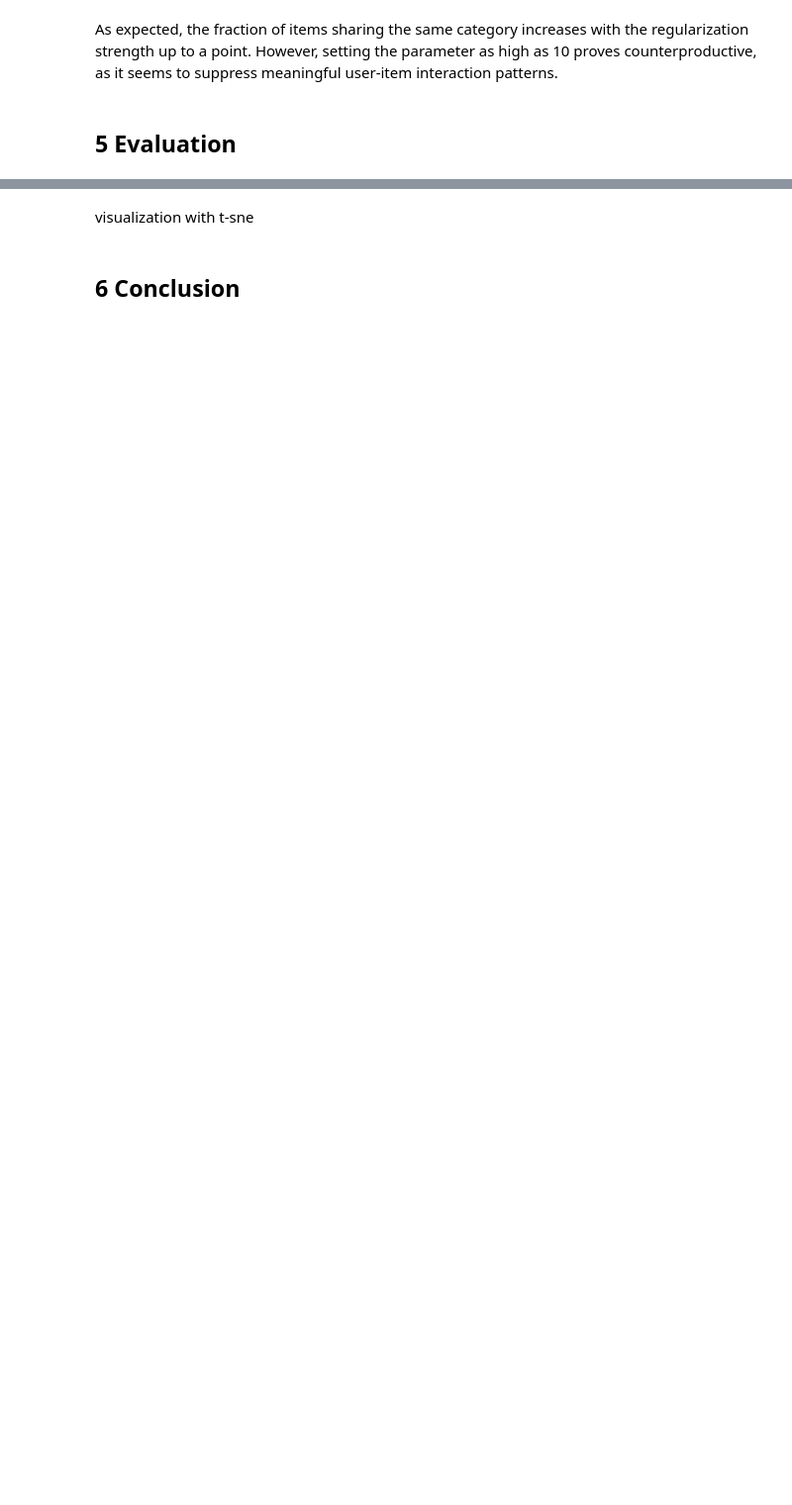
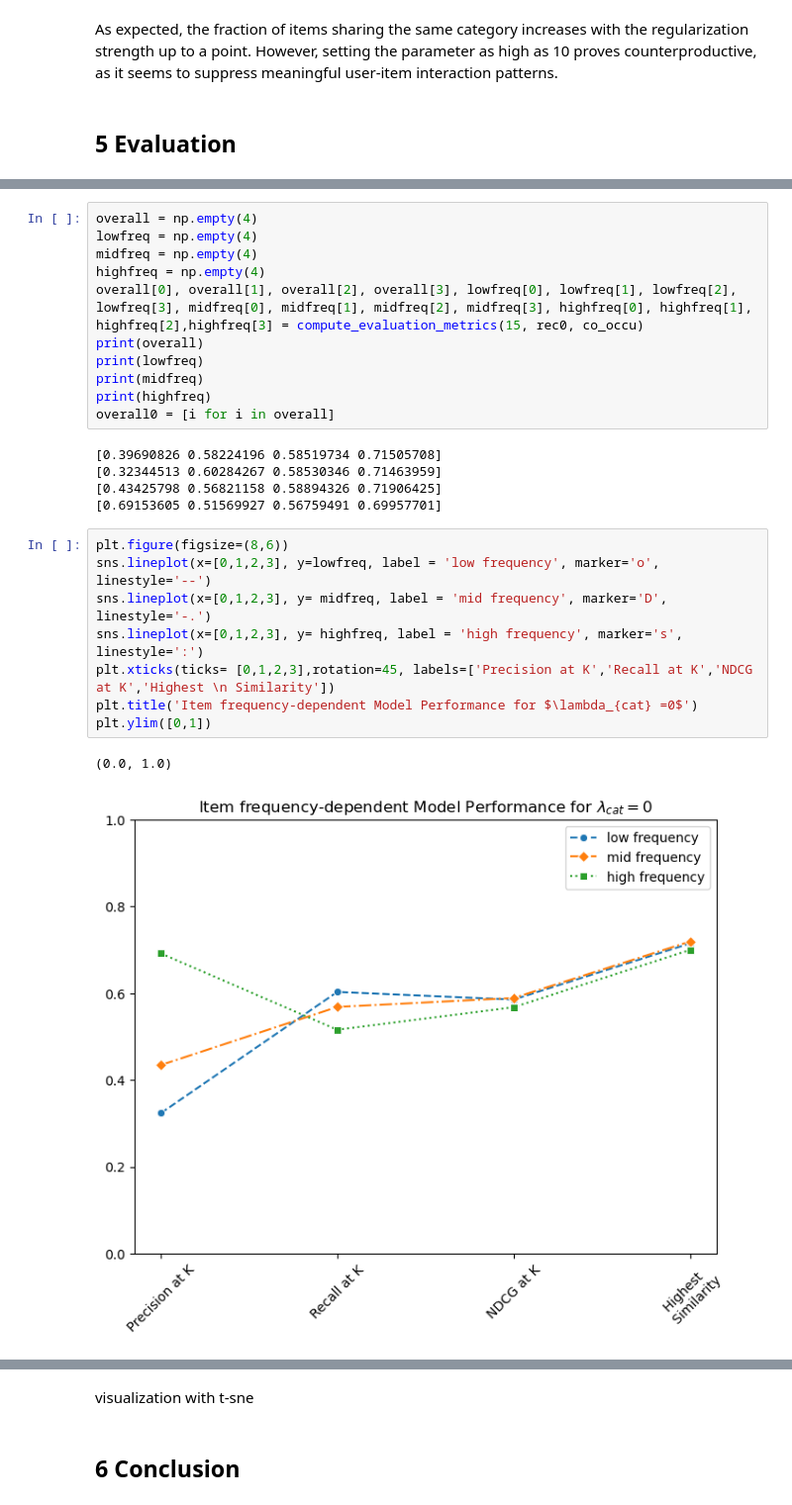
Before and after one commit to sookhyun/NLP-based_Recommender-System, a Jupyter notebook: Modeling.ipynb, the cells around one changed output, grey strips where cells are left out. Shown: that part at 99% size. Cells and saved outputs as stored; diff of their text form; blank space fills up the shorter version.

Commit message:
model evaluation

```diff
--- a/Modeling.ipynb
+++ b/Modeling.ipynb
@@ -561,0 +770,27 @@ For problems at hand, ranking-based evaluation metrics such as Precision@k, Reca
+# %%
+overall = np.empty(4)
+lowfreq = np.empty(4)
+midfreq = np.empty(4)
+highfreq = np.empty(4)
+overall[0], overall[1], overall[2], overall[3], lowfreq[0], lowfreq[1], lowfreq[2], lowfreq[3], midfreq[0], midfreq[1], midfreq[2], midfreq[3], highfreq[0], highfreq[1], highfreq[2],highfreq[3] = compute_evaluation_metrics(15, rec0, co_occu)
+print(overall)
+print(lowfreq)
+print(midfreq)
+print(highfreq)
+overall0 = [i for i in overall]
+# %% [output]
+[0.39690826 0.58224196 0.58519734 0.71505708]
+[0.32344513 0.60284267 0.58530346 0.71463959]
+[0.43425798 0.56821158 0.58894326 0.71906425]
+[0.69153605 0.51569927 0.56759491 0.69957701]
+# %%
+plt.figure(figsize=(8,6))
+sns.lineplot(x=[0,1,2,3], y=lowfreq, label = 'low frequency', marker='o', linestyle='--')
+sns.lineplot(x=[0,1,2,3], y= midfreq, label = 'mid frequency', marker='D', linestyle='-.')
+sns.lineplot(x=[0,1,2,3], y= highfreq, label = 'high frequency', marker='s', linestyle=':')
+plt.xticks(ticks= [0,1,2,3],rotation=45, labels=['Precision at K','Recall at K','NDCG at K','Highest \n Similarity'])
+plt.title('Item frequency-dependent Model Performance for $\lambda_{cat} =0$')
+plt.ylim([0,1])
+# %% [output]
+(0.0, 1.0)
+[figure, added]
```
Also changed, not shown: parts of 33 cells of this notebook.
